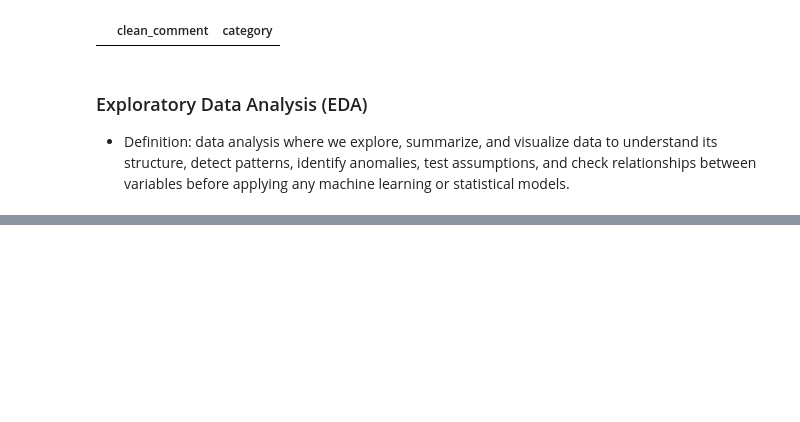
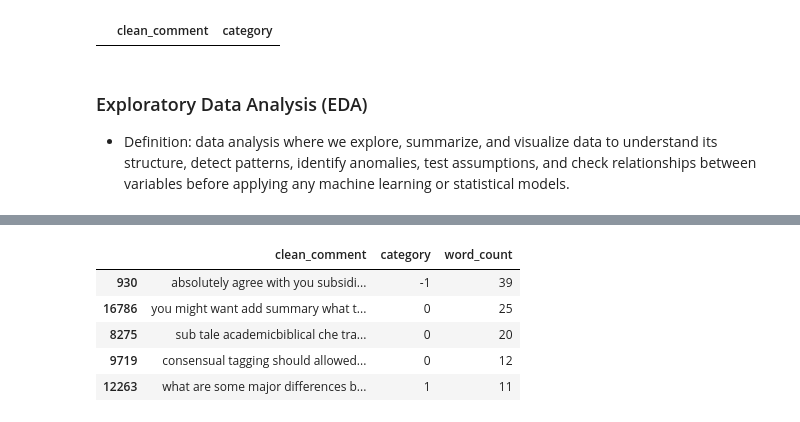
Before and after one commit to HerbertNtim/data-science-lab, a Jupyter notebook: jupyter_works/youtube-sentiment/notebooks/1_Preprocessing_&_EDA.ipynb, the cells around one changed output, grey strips where cells are left out. Saved outputs shown, nothing was run; the diff lists cells and outputs as text; code cells hidden in the pictures; blank space fills up the shorter version.

```diff
--- a/jupyter_works/youtube-sentiment/notebooks/1_Preprocessing_&_EDA.ipynb
+++ b/jupyter_works/youtube-sentiment/notebooks/1_Preprocessing_&_EDA.ipynb
@@ -216,0 +239,9 @@ TypeError: Cannot pass values for both `x` and `y`.
+# %%
+df.sample(5)
+# %% [output]
+|  | clean_comment | category | word_count |
+| 930 | absolutely agree with you subsidi... | -1 | 39 |
+| 16786 | you might want add summary what t... | 0 | 25 |
+| 8275 | sub tale academicbiblical che tra... | 0 | 20 |
+| 9719 | consensual tagging should allowed... | 0 | 12 |
+| 12263 | what are some major differences b... | 1 | 11 |
```
Also changed, not shown: parts of 8 cells of this notebook.
